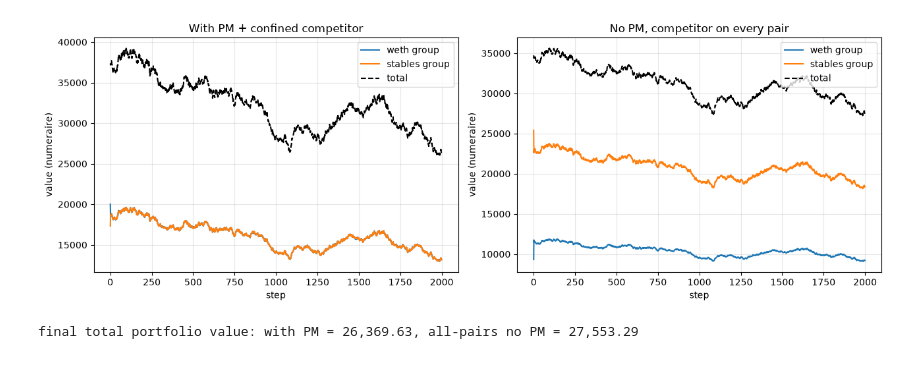
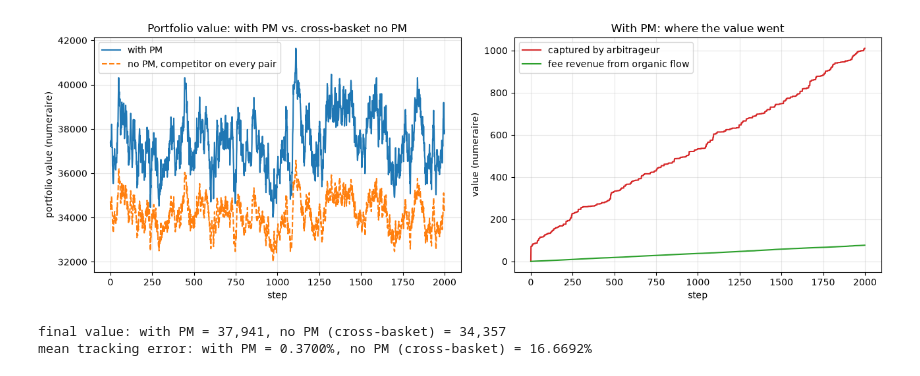
Before and after one commit to bleu/aqua-portfolio-manager, a Jupyter notebook: simulation/notebooks/03_cross_basket_no_pm.ipynb, the cells around one changed output. Drawn from its saved outputs; the diff is of its cells as text; code cells hidden in the pictures.

```diff
--- a/simulation/notebooks/03_cross_basket_no_pm.ipynb
+++ b/simulation/notebooks/03_cross_basket_no_pm.ipynb
@@ -73,38 +5,59 @@ total over time, one representative seed.
 # %%
+import numpy as np
 import matplotlib.pyplot as plt
 
-world_pm = basket_with_without_pm.build_world(with_pm=True, seed=0)
-world_pm.run(N_STEPS)
-world_no_pm = cross_basket_no_pm.build_world(seed=0)
-world_no_pm.run(N_STEPS)
+from aqua_sim.scenarios import basket_with_without_pm, cross_basket_no_pm
+from aqua_sim.price_process import MeanRevertingPriceProcess
 
-total_pm = np.array(world_pm.metrics.value_a_path) + np.array(world_pm.metrics.value_b_path)
+N_STEPS = 2000
+PROFITABLE_PM = dict(pm_fee=0.02, organic_arrival_prob_per_step=0.8, organic_fee=0.003, organic_mean_size_fraction=0.001)
+
+
+def run_pair(seed):
+    mr_with = MeanRevertingPriceProcess(token_id="WETH", sigma_per_step=0.02, mean_price=2000.0, kappa=0.05, initial_price=2000.0, seed=seed)
+    world_with = basket_with_without_pm.build_world(with_pm=True, weth_price_process=mr_with, seed=seed, **PROFITABLE_PM)
+    world_with.run(N_STEPS)
+
+    mr_no_pm = MeanRevertingPriceProcess(token_id="WETH", sigma_per_step=0.02, mean_price=2000.0, kappa=0.05, initial_price=2000.0, seed=seed)
+    world_no_pm = cross_basket_no_pm.build_world(weth_price_process=mr_no_pm, seed=seed)
+    world_no_pm.run(N_STEPS)
+    return world_with, world_no_pm
+
+
+world_with, world_no_pm = run_pair(seed=0)
+
+total_with = np.array(world_with.metrics.value_a_path) + np.array(world_with.metrics.value_b_path)
 total_no_pm = np.array(world_no_pm.metrics.value_a_path) + np.array(world_no_pm.metrics.value_b_path)
+arb_captured = np.array(world_with.metrics.captured_value_paths["arbitrageur"])
+organic_captured = np.array(world_with.metrics.captured_value_paths["organic_weth_usdc"])
 
 fig, (ax1, ax2) = plt.subplots(1, 2, figsize=(13, 4.5))
 
-ax1.plot(world_pm.metrics.value_a_path, label="weth group")
-ax1.plot(world_pm.metrics.value_b_path, label="stables group")
-ax1.plot(total_pm, label="total", linestyle="--", color="black")
+ax1.plot(total_with, label="with PM")
+ax1.plot(total_no_pm, label="no PM, competitor on every pair", linestyle="--")
 ax1.set_xlabel("step")
-ax1.set_ylabel("value (numeraire)")
-ax1.set_title("With PM + confined competitor")
+ax1.set_ylabel("portfolio value (numeraire)")
+ax1.set_title("Portfolio value: with PM vs. cross-basket no PM")
 ax1.legend()
 ax1.grid(alpha=0.3)
 
-ax2.plot(world_no_pm.metrics.value_a_path, label="weth group")
-ax2.plot(world_no_pm.metrics.value_b_path, label="stables group")
-ax2.plot(total_no_pm, label="total", linestyle="--", color="black")
+ax2.plot(arb_captured, label="captured by arbitrageur", color="tab:red")
+ax2.plot(-organic_captured, label="fee revenue from organic flow", color="tab:green")
 ax2.set_xlabel("step")
 ax2.set_ylabel("value (numeraire)")
-ax2.set_title("No PM, competitor on every pair")
+ax2.set_title("With PM: where the value went")
 ax2.legend()
 ax2.grid(alpha=0.3)
 
 plt.tight_layout()
 plt.show()
 
-print(f"final total portfolio value: with PM = {total_pm[-1]:,.2f}, all-pairs no PM = {total_no_pm[-1]:,.2f}")
+print(f"final value: with PM = {total_with[-1]:,.0f}, no PM (cross-basket) = {total_no_pm[-1]:,.0f}")
+
+te_with = np.mean(world_with.metrics.tracking_error_path)
+te_no_pm = np.mean(world_no_pm.metrics.tracking_error_path)
+print(f"mean tracking error: with PM = {te_with:.4%}, no PM (cross-basket) = {te_no_pm:.4%}")
 # %% [output]
-[figure, old version]
+[figure, new version]
-final total portfolio value: with PM = 26,369.63, all-pairs no PM = 27,553.29
+final value: with PM = 37,941, no PM (cross-basket) = 34,357
+mean tracking error: with PM = 0.3700%, no PM (cross-basket) = 16.6692%
```
Also changed, not shown: parts of 6 cells of this notebook, 3 other files.
